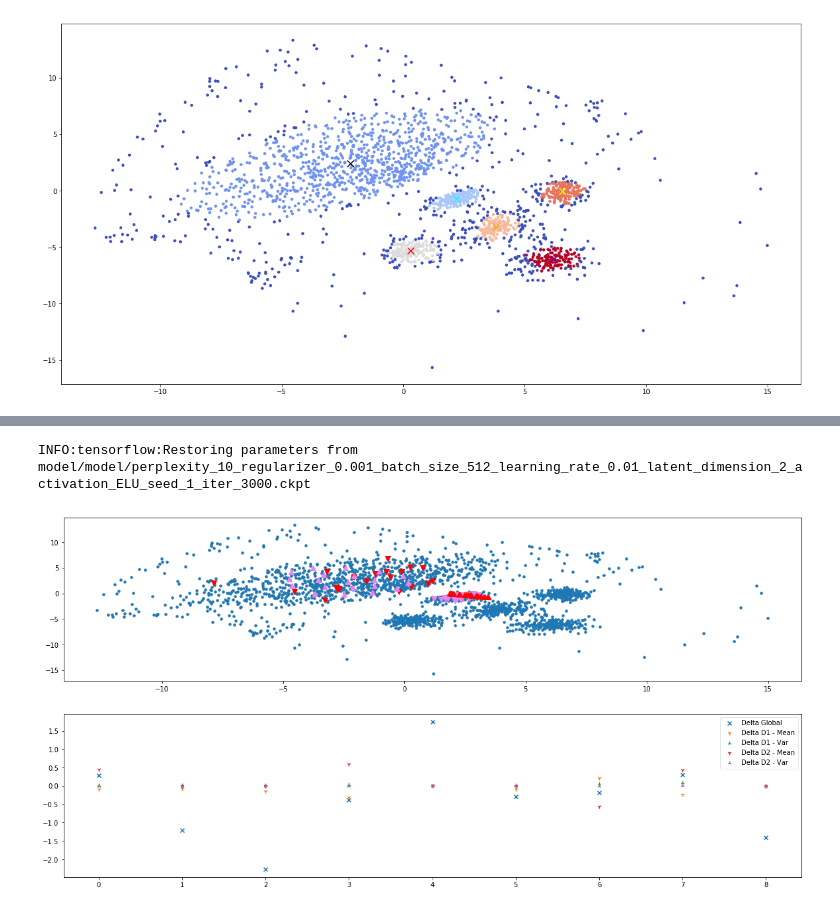
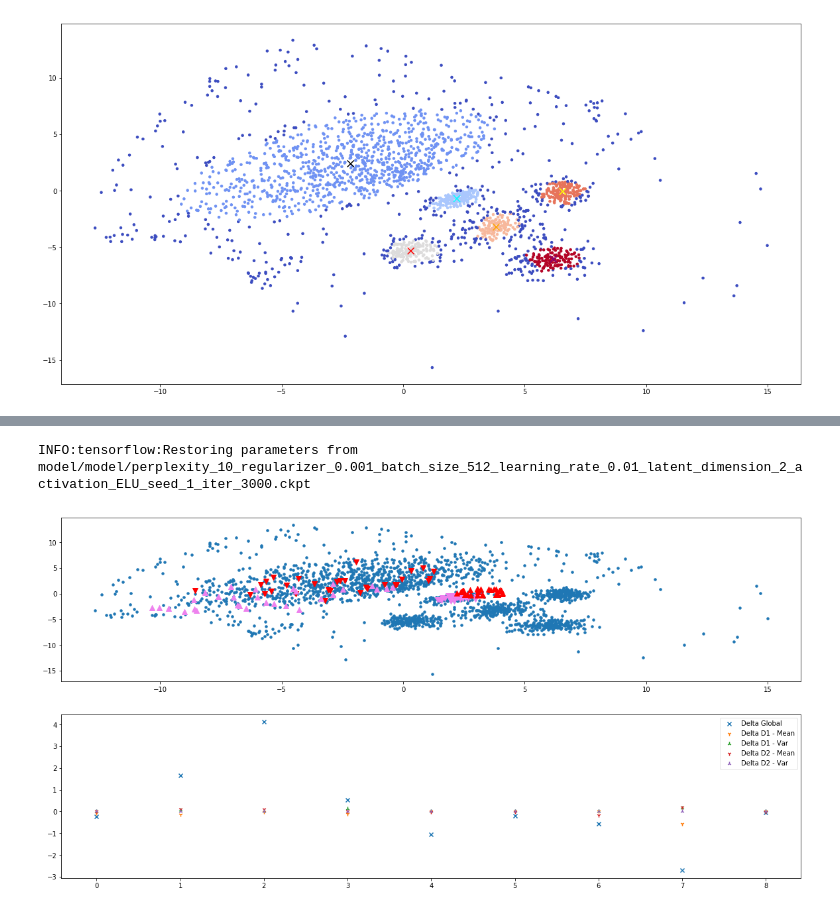
Before and after one commit to GDPlumb/ELDR, a Jupyter notebook: scivis/synth9d/run.ipynb, the cells around one changed output, grey strips where cells are left out. Cells and saved outputs as stored; diff of their text form; code cells hidden in the pictures.

```diff
--- a/scivis/synth9d/run.ipynb
+++ b/scivis/synth9d/run.ipynb
@@ -94,8 +92,8 @@ INFO:tensorflow:Restoring parameters from model/model/perplexity_10_regularizer_
 # %%
-global_1_0, _, _ = explain_s(x, data_rep, indices, 1, 0, dispersion_c2 = 20.0)
+global_1_0, _, _ = explain_s(x, data_rep, indices, 1, 0, dispersion_c2 = 10.0)
 # %% [output]
 INFO:tensorflow:Restoring parameters from model/model/perplexity_10_regularizer_0.001_batch_size_512_learning_rate_0.01_latent_dimension_2_activation_ELU_seed_1_iter_3000.ckpt
-[figure, old version]
+[figure, new version]
 # %%
 global_1_2, _, _ = explain_s(x, data_rep, indices, 1, 2)
 # %% [output]
```
Also changed, not shown: parts of 7 cells of this notebook, 14 other files.
